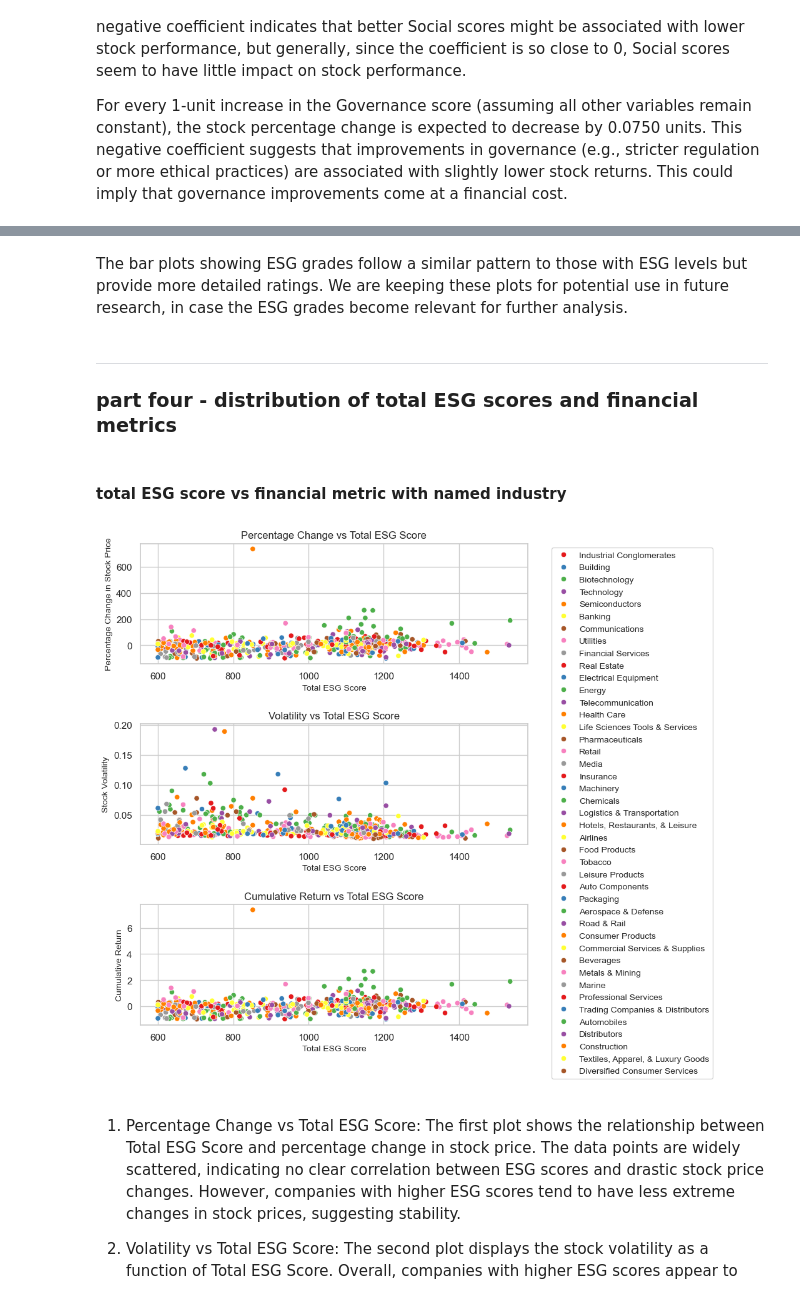
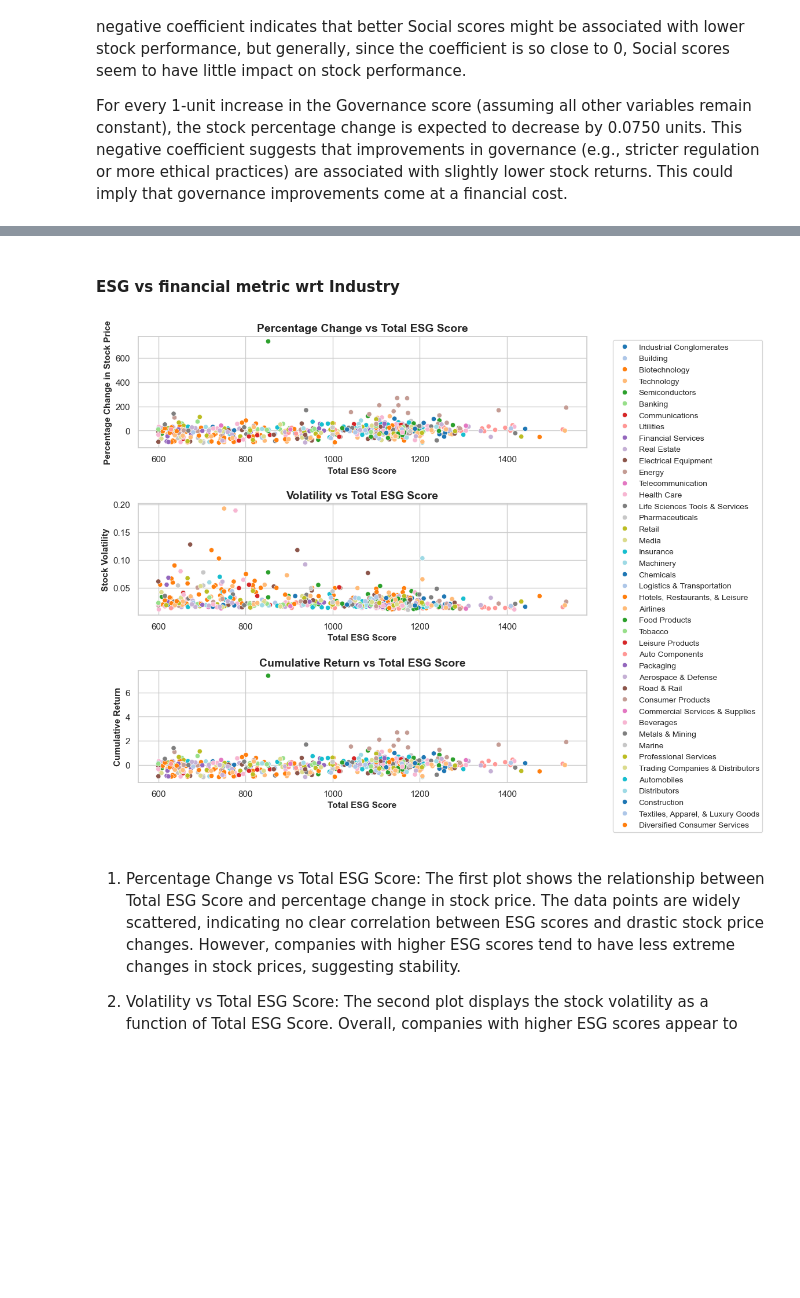
Before and after one commit to anushabishayee/info2950_finalproject, a Jupyter notebook: Phase2..ipynb, the cells around one changed output, grey strips where cells are left out. Drawn from its saved outputs; the diff is of its cells as text; code cells hidden in the pictures; blank space fills up the shorter version.

```diff
--- a/Phase2..ipynb
+++ b/Phase2..ipynb
@@ -561,14 +657,0 @@ For every 1-unit increase in the Governance score (assuming all other variables
-# %%
-sns.set(style="whitegrid")
-
-plt.figure(figsize = (10, 8))
-sns.histplot(merged_df['environment_score'], kde = True, color = '#39c988', label = 'Environmental Score')
-sns.histplot(merged_df['social_score'], kde = True, color = '#13bcd8', label = 'Social Score')
-sns.histplot(merged_df['governance_score'], kde = True, color = '#df3e5d', label = 'Governance Score')
-sns.histplot(merged_df['total_score'], kde = True, color = '#b97df3', label = 'Total ESG Score')
-
-plt.title('Distribution of ESG Scores Across All Companies')
-plt.xlabel('Total ESG Score')
-plt.ylabel('Frequency')
-plt.legend()
-plt.show()
@@ -655,37 +658,32 @@ plt.show()
-# %% [markdown]
-The bar plots showing ESG grades follow a similar pattern to those with ESG levels but provide more detailed ratings. We are keeping these plots for potential use in future research, in case the ESG grades become relevant for further analysis.
-# %% [markdown]
----
-### part four - distribution of total ESG scores and financial metrics
 # %% [markdown]
-#### total ESG score vs financial metric with named industry
+#### ESG vs financial metric wrt Industry
 # %%
-fig, axes = plt.subplots(3, 1, figsize = (8, 10))
+fig, axes = plt.subplots(3, 1, figsize = (10, 10))
+palette = sns.color_palette('tab20', n_colors = merged_df['industry'].nunique())
 
 # Scatter plot: Percentage Change vs. Total ESG Score (with legend)
-sns.scatterplot(data = merged_df, x = 'total_score', y = 'percentage_change', hue = 'industry', palette = 'Set1', ax = axes[0])
-axes[0].set_title("Percentage Change vs Total ESG Score", fontsize = 12)
-axes[0].set_xlabel("Total ESG Score", fontsize = 10)
-axes[0].set_ylabel("Percentage Change in Stock Price", fontsize = 10)
+sns.scatterplot(data = merged_df, x = 'total_score', y = 'percentage_change', hue = 'industry', palette = palette, ax = axes[0])
+axes[0].set_title("Percentage Change vs Total ESG Score", fontsize = 14, horizontalalignment = 'center', fontweight = 'bold')
+axes[0].set_xlabel("Total ESG Score", fontsize = 11, fontweight = 'bold', horizontalalignment = 'center')
+axes[0].set_ylabel("Percentage Change in Stock Price", fontsize = 11, fontweight = 'bold', horizontalalignment = 'center')
 axes[0].legend(bbox_to_anchor = (1.05, 1), loc = 'upper left', fontsize = 'small')
 
 # Scatter plot: Volatility vs. Total ESG Score (no legend)
-sns.scatterplot(data = merged_df, x = 'total_score', y = 'volatility', hue = 'industry', palette = 'Set1', ax = axes[1], legend = False)
-axes[1].set_title("Volatility vs Total ESG Score", fontsize = 12)
-axes[1].set_xlabel("Total ESG Score", fontsize = 10)
-axes[1].set_ylabel("Stock Volatility", fontsize = 10)
+sns.scatterplot(data = merged_df, x = 'total_score', y = 'volatility', hue = 'industry', palette = palette, ax = axes[1], legend = False)
+axes[1].set_title("Volatility vs Total ESG Score", fontsize = 14, horizontalalignment = 'center', fontweight = 'bold')
+axes[1].set_xlabel("Total ESG Score", fontsize = 11, fontweight = 'bold', horizontalalignment = 'center')
+axes[1].set_ylabel("Stock Volatility", fontsize = 11, fontweight = 'bold', horizontalalignment = 'center')
 
 # Scatter plot: Cumulative Return vs. Total ESG Score (no legend)
-sns.scatterplot(data=merged_df, x = 'total_score', y = 'cumulative_return', hue = 'industry', palette = 'Set1', ax = axes[2], legend = False)
-axes[2].set_title("Cumulative Return vs Total ESG Score", fontsize = 12)
-axes[2].set_xlabel("Total ESG Score", fontsize = 10)
-axes[2].set_ylabel("Cumulative Return", fontsize = 10)
+sns.scatterplot(data = merged_df, x = 'total_score', y = 'cumulative_return', hue = 'industry', palette = palette, ax = axes[2], legend = False)
+axes[2].set_title("Cumulative Return vs Total ESG Score", fontsize = 14, horizontalalignment = 'center', fontweight = 'bold')
+axes[2].set_xlabel("Total ESG Score", fontsize = 11, fontweight = 'bold', horizontalalignment = 'center')
+axes[2].set_ylabel("Cumulative Return", fontsize = 11, fontweight = 'bold', horizontalalignment = 'center')
 
-#plt.tight_layout()
-plt.subplots_adjust(hspace=0.5)
+plt.subplots_adjust(hspace = 0.5)
 plt.show()
 # %% [output]
-[figure, old version]
+[figure, new version]
 # %% [markdown]
 1. Percentage Change vs Total ESG Score: The first plot shows the relationship between Total ESG Score and percentage change in stock price. The data points are widely scattered, indicating no clear correlation between ESG scores and drastic stock price changes. However, companies with higher ESG scores tend to have less extreme changes in stock prices, suggesting stability.
 
```
Also changed, not shown: parts of 46 cells of this notebook.
